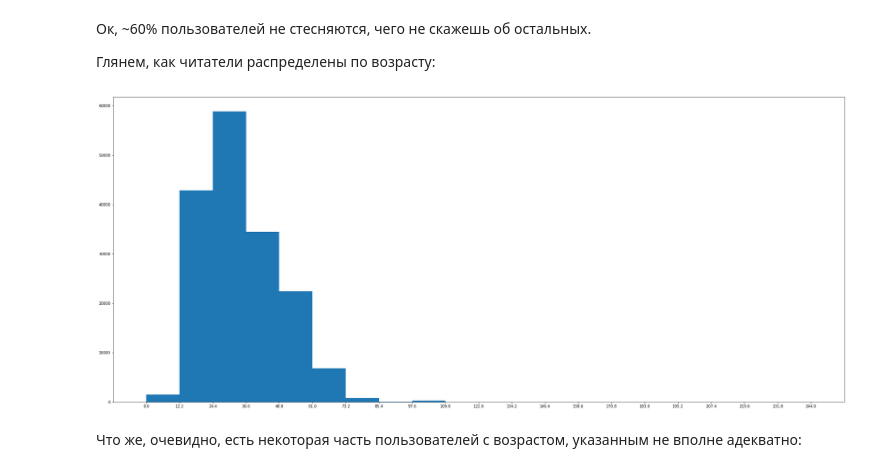
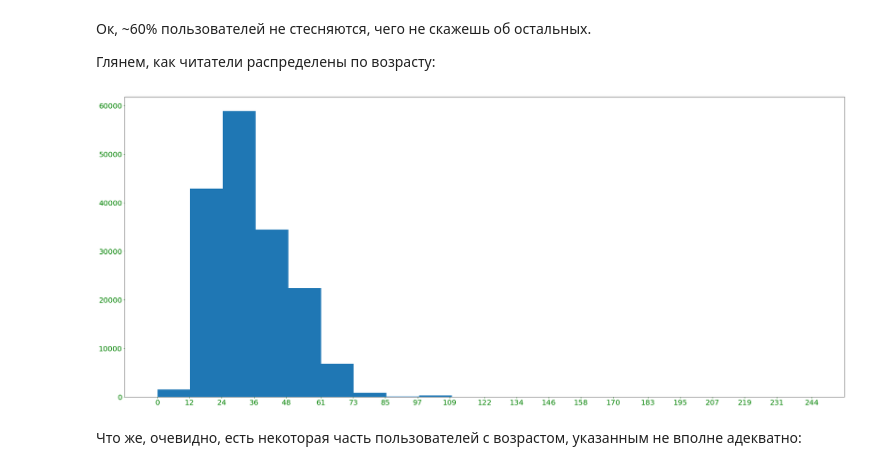
Before and after one commit to IooHooI/RECOMMENDATION_SYSTEMS_1, a Jupyter notebook: notebooks/EDA.ipynb, the cells around one changed output. Drawn from its saved outputs; the diff is of its cells as text; code cells hidden in the pictures.

Commit message:
Results plotting.

```diff
--- a/notebooks/EDA.ipynb
+++ b/notebooks/EDA.ipynb
@@ -7,6 +7,24 @@ import numpy as np
 import matplotlib.pyplot as plt
 import seaborn as sns
 import math
+# %%
+MEDIUM_SIZE = 20
+BIGGER_SIZE = 30
+
+plt.rc('font', size=BIGGER_SIZE)
+plt.rc('axes', titlesize=MEDIUM_SIZE)
+plt.rc('axes', labelsize=MEDIUM_SIZE)
+plt.rc('xtick', labelsize=MEDIUM_SIZE)
+plt.rc('ytick', labelsize=MEDIUM_SIZE)
+plt.rc('legend', fontsize=MEDIUM_SIZE)
+plt.rc('figure', titlesize=BIGGER_SIZE)
+plt.rc('text', color='green')
+
+plt.rc('xtick', color='green')
+plt.rc('ytick', color='green')
+
+plt.rc('axes', labelcolor='green')
+plt.rc('axes', labelcolor='green')
 # %% [markdown]
 # На всякий случай...
 # %% [markdown]
@@ -159,10 +190,10 @@ memory usage: 6.4+ MB
 # %%
 plt.figure(figsize=(35, 15))
 n, bins, _ = plt.hist(users[~users.Age.isnull()].Age, bins=20)
-plt.xticks(bins)
+plt.xticks(list(map(int, bins)))
 plt.show()
 # %% [output]
-[figure, old version]
+[figure, new version]
 # %% [markdown]
 Что же, очевидно, есть некоторая часть пользователей с возрастом, указанным не вполне адекватно:
 # %%
```
Also changed, not shown: parts of 5 cells of this notebook, 2 other files.
